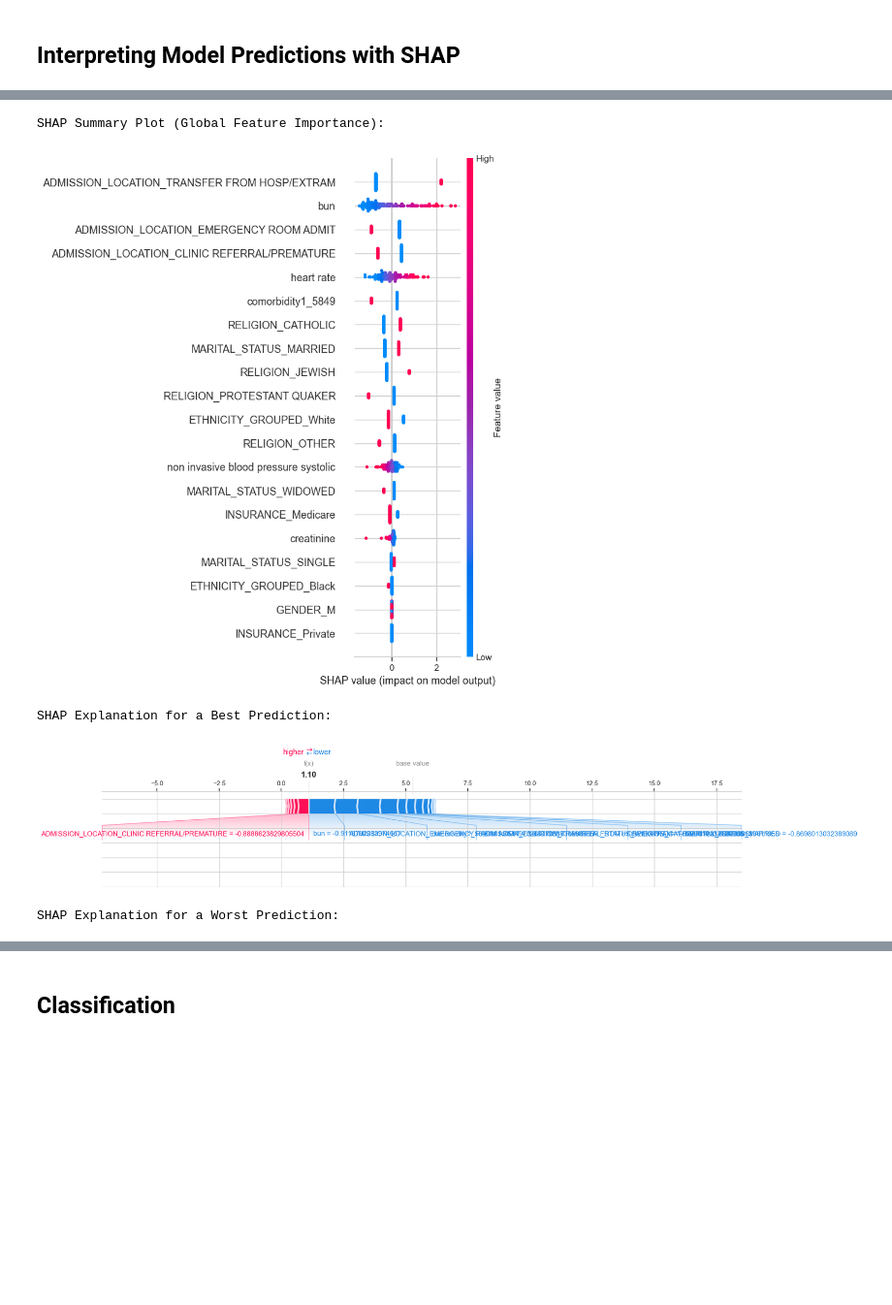
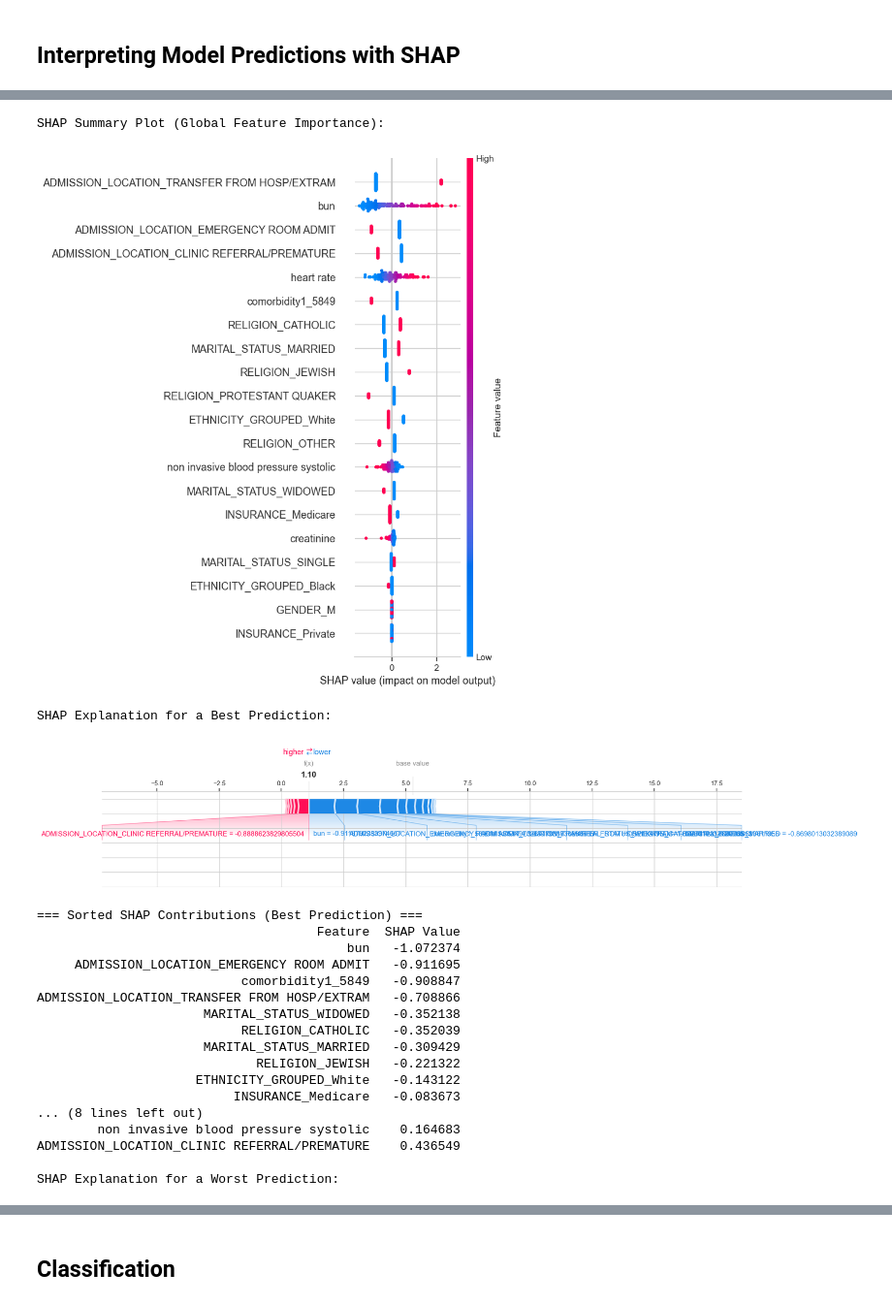
Before and after one commit to ossclaudia/Machine-Learning-2, a Jupyter notebook: projeto.ipynb, the cells around one changed output, grey strips where cells are left out. Shown at 97% size. Saved outputs shown, nothing was run; the diff lists cells and outputs as text; code cells hidden in the pictures; blank space fills up the shorter version.

Commit message:
SHAP comments

```diff
--- a/projeto.ipynb
+++ b/projeto.ipynb
@@ -1653,35 +1660,72 @@ best_idxs = np.array(best_idxs)
 best_pos = int(best_idxs[0])  # Ensure it's a pure int index
 best_patient = X_test_scaled_array[best_pos]
 best_shap_values = shap_values[best_pos]
 
 print("\nSHAP Explanation for a Best Prediction:")
 shap.force_plot(
     explainer.expected_value,
     best_shap_values.values,
     best_patient,
     feature_names=X.columns,
     matplotlib=True
 )
 
+best_df = pd.DataFrame({
+    'Feature': X.columns,
+    'SHAP Value': best_shap_values.values
+})
+
+# Sort by SHAP value
+best_df_sorted = best_df.sort_values(by='SHAP Value')
+print("=== Sorted SHAP Contributions (Best Prediction) ===")
+print(best_df_sorted.to_string(index=False))
+
+
 # --- 3. Local Explanation: Worst Prediction ---
 worst_idxs = np.array(worst_idxs)
 worst_pos = int(worst_idxs[-1])
 worst_patient = X_test_scaled_array[worst_pos]
 worst_shap_values = shap_values[worst_pos]
 
 print("\nSHAP Explanation for a Worst Prediction:")
 shap.force_plot(
     explainer.expected_value,
     worst_shap_values.values,
     worst_patient,
     feature_names=X.columns,
     matplotlib=True
 )
+
+worst_df = pd.DataFrame({
+    'Feature': X.columns,
+    'SHAP Value': worst_shap_values.values
+})
+
+# Sort by SHAP value
+worst_df_sorted = worst_df.sort_values(by='SHAP Value')
+print("\n=== Sorted SHAP Contributions (Worst Prediction) ===")
+print(worst_df_sorted.to_string(index=False))
 # %% [output]
 [interactive output not drawn]
 SHAP Summary Plot (Global Feature Importance):
-[figure, old version]
+[figure, new version]
 SHAP Explanation for a Best Prediction:
 [figure]
+=== Sorted SHAP Contributions (Best Prediction) ===
+                                     Feature  SHAP Value
+                                         bun   -1.072374
+     ADMISSION_LOCATION_EMERGENCY ROOM ADMIT   -0.911695
+                           comorbidity1_5849   -0.908847
+ADMISSION_LOCATION_TRANSFER FROM HOSP/EXTRAM   -0.708866
+                      MARITAL_STATUS_WIDOWED   -0.352138
+                           RELIGION_CATHOLIC   -0.352039
+                      MARITAL_STATUS_MARRIED   -0.309429
+                             RELIGION_JEWISH   -0.221322
+                     ETHNICITY_GROUPED_White   -0.143122
+                          INSURANCE_Medicare   -0.083673
+... (8 lines left out)
+        non invasive blood pressure systolic    0.164683
+ADMISSION_LOCATION_CLINIC REFERRAL/PREMATURE    0.436549
+
 SHAP Explanation for a Worst Prediction:
 [figure]
```
Also changed, not shown: parts of 21 cells of this notebook, 1 other file.
